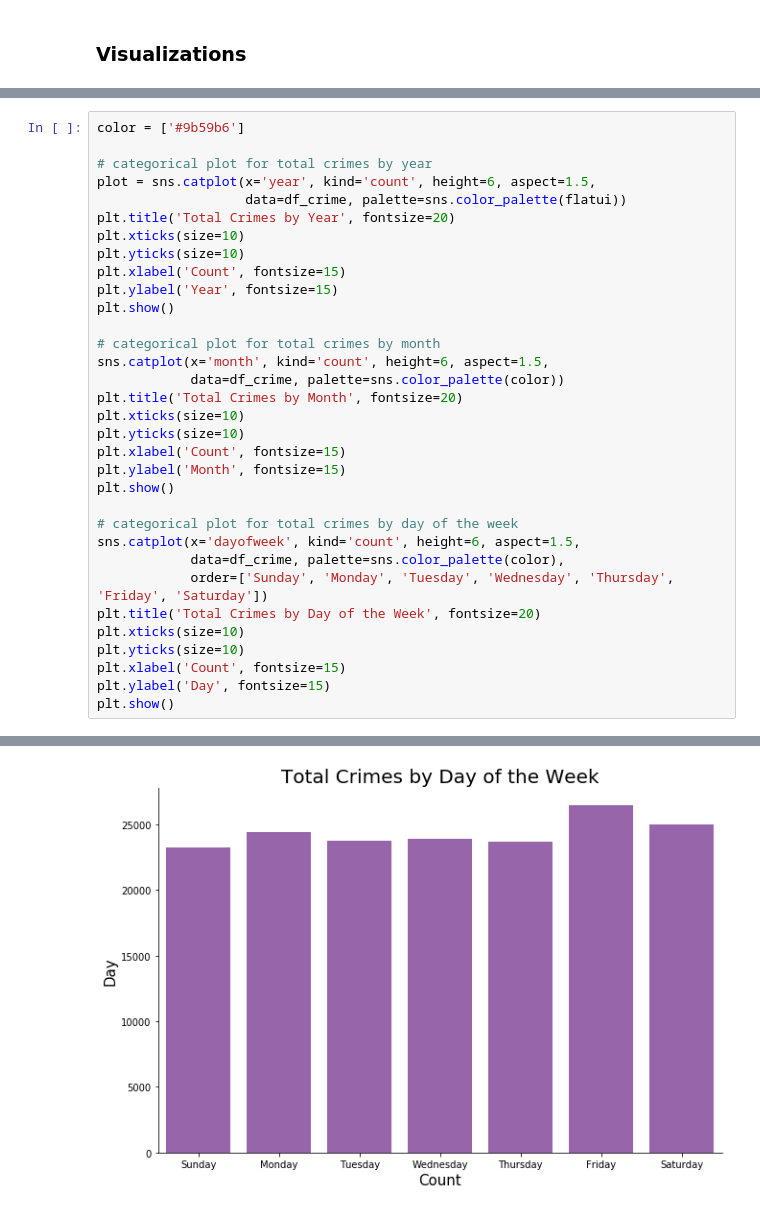
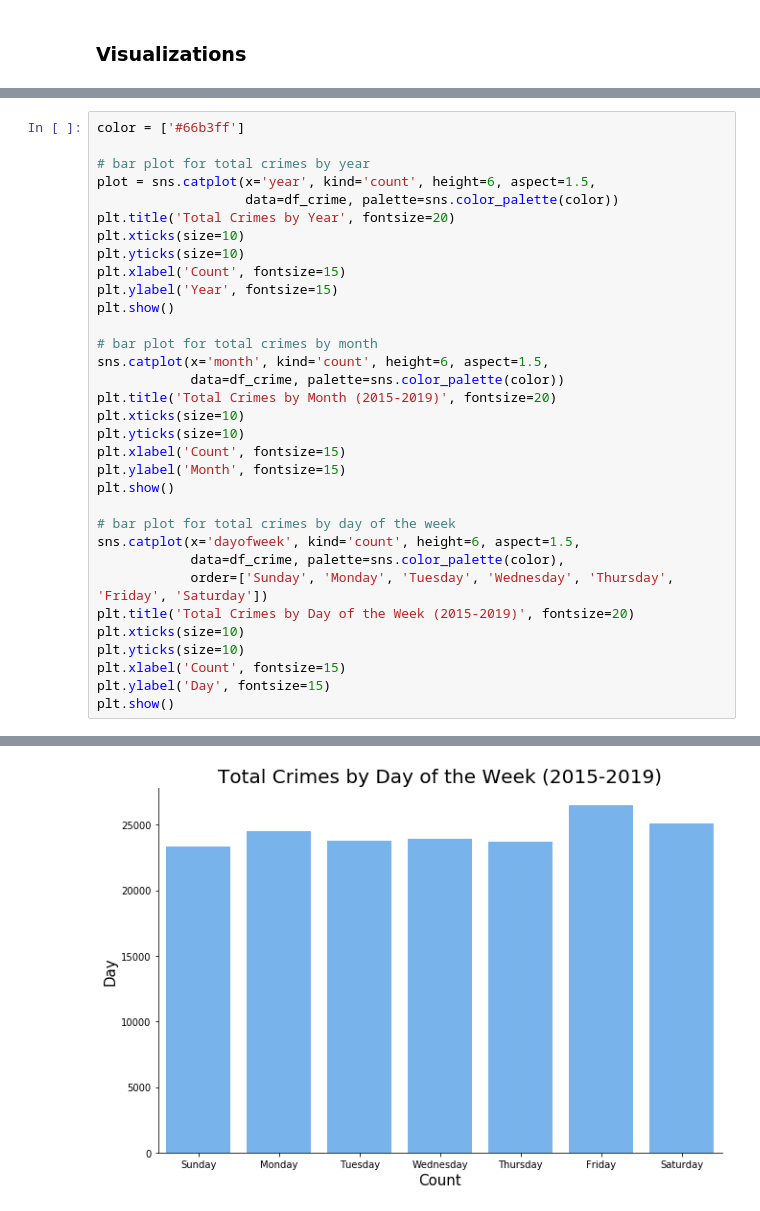
Before and after one commit to htappa/DC_CrimeMappingTool, a Jupyter notebook: dc_crimes_analysis.ipynb, the cells around one changed output, grey strips where cells are left out. Drawn from its saved outputs; the diff is of its cells as text.

```diff
--- a/dc_crimes_analysis.ipynb
+++ b/dc_crimes_analysis.ipynb
@@ -226,9 +294,9 @@ plt.show()
 # %%
-color = ['#9b59b6']
+color = ['#66b3ff']
 
-# categorical plot for total crimes by year
+# bar plot for total crimes by year
 plot = sns.catplot(x='year', kind='count', height=6, aspect=1.5,
-                   data=df_crime, palette=sns.color_palette(flatui))
+                   data=df_crime, palette=sns.color_palette(color))
 plt.title('Total Crimes by Year', fontsize=20)
 plt.xticks(size=10)
 plt.yticks(size=10)
@@ -236,21 +304,21 @@ plt.xlabel('Count', fontsize=15)
 plt.ylabel('Year', fontsize=15)
 plt.show()
 
-# categorical plot for total crimes by month
+# bar plot for total crimes by month
 sns.catplot(x='month', kind='count', height=6, aspect=1.5,
             data=df_crime, palette=sns.color_palette(color))
-plt.title('Total Crimes by Month', fontsize=20)
+plt.title('Total Crimes by Month (2015-2019)', fontsize=20)
 plt.xticks(size=10)
 plt.yticks(size=10)
 plt.xlabel('Count', fontsize=15)
 plt.ylabel('Month', fontsize=15)
 plt.show()
 
-# categorical plot for total crimes by day of the week
+# bar plot for total crimes by day of the week
 sns.catplot(x='dayofweek', kind='count', height=6, aspect=1.5,
             data=df_crime, palette=sns.color_palette(color),
             order=['Sunday', 'Monday', 'Tuesday', 'Wednesday', 'Thursday', 'Friday', 'Saturday'])
-plt.title('Total Crimes by Day of the Week', fontsize=20)
+plt.title('Total Crimes by Day of the Week (2015-2019)', fontsize=20)
 plt.xticks(size=10)
 plt.yticks(size=10)
 plt.xlabel('Count', fontsize=15)
@@ -262,2 +330,2 @@ plt.show()
-[figure, old version]
+[figure, new version]
 # %%
```
Also changed, not shown: parts of 25 cells of this notebook.
